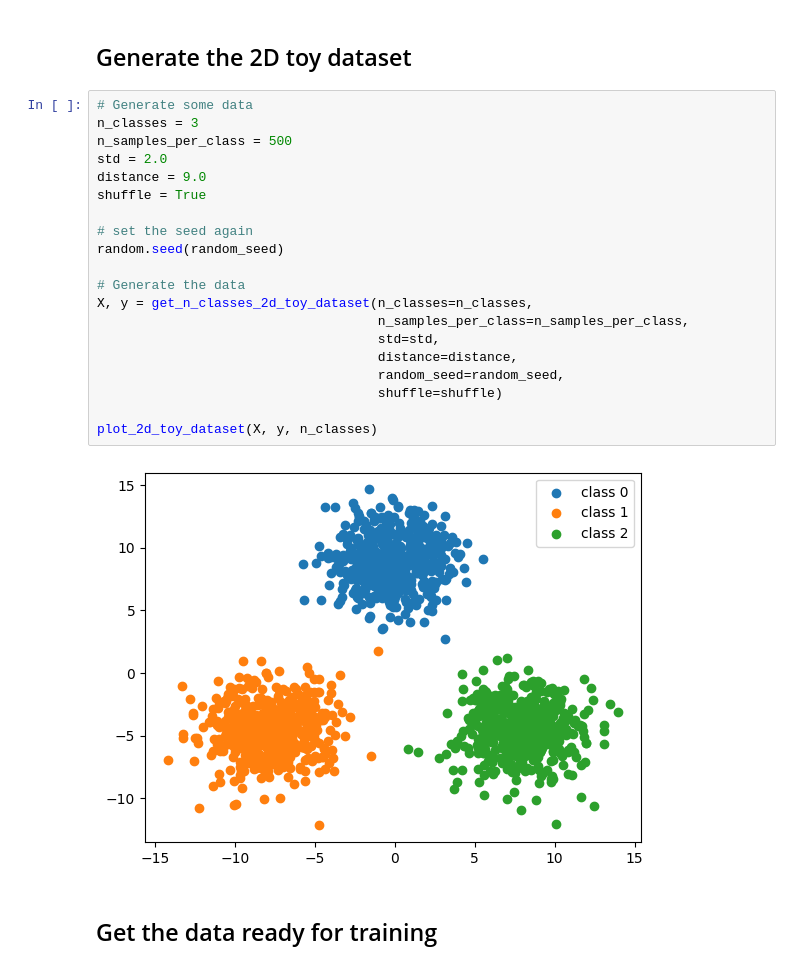
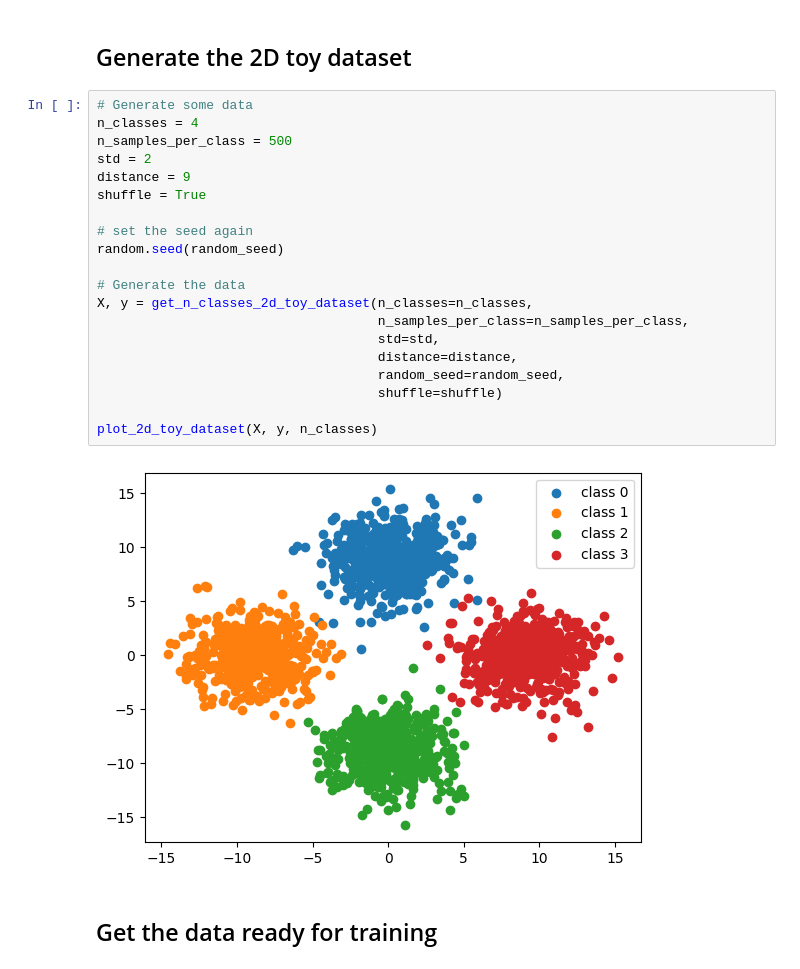
Before and after one commit to gencf/Flexible-Visual-Recognition-by-Evidential-Modeling-of-Confusion-and-Ignorance, a Jupyter notebook: train_toy_dataset.ipynb, the cells around one changed output. Drawn from its saved outputs; the diff is of its cells as text.

```diff
--- a/train_toy_dataset.ipynb
+++ b/train_toy_dataset.ipynb
@@ -62,26 +64,26 @@ class MLP(nn.Module):
 ## Generate the 2D toy dataset
 # %%
 # Generate some data
-n_classes = 3
+n_classes = 4
 n_samples_per_class = 500
-std = 2.0
-distance = 9.0
+std = 2
+distance = 9
 shuffle = True
 
 # set the seed again
 random.seed(random_seed)
 
 # Generate the data
 X, y = get_n_classes_2d_toy_dataset(n_classes=n_classes,
                                     n_samples_per_class=n_samples_per_class,
                                     std=std,
                                     distance=distance,
                                     random_seed=random_seed,
                                     shuffle=shuffle)
 
 plot_2d_toy_dataset(X, y, n_classes)
 # %% [output]
-[figure, old version]
+[figure, new version]
 # %% [markdown]
 ## Get the data ready for training
 # %%
```
Also changed, not shown: parts of 12 cells of this notebook.
